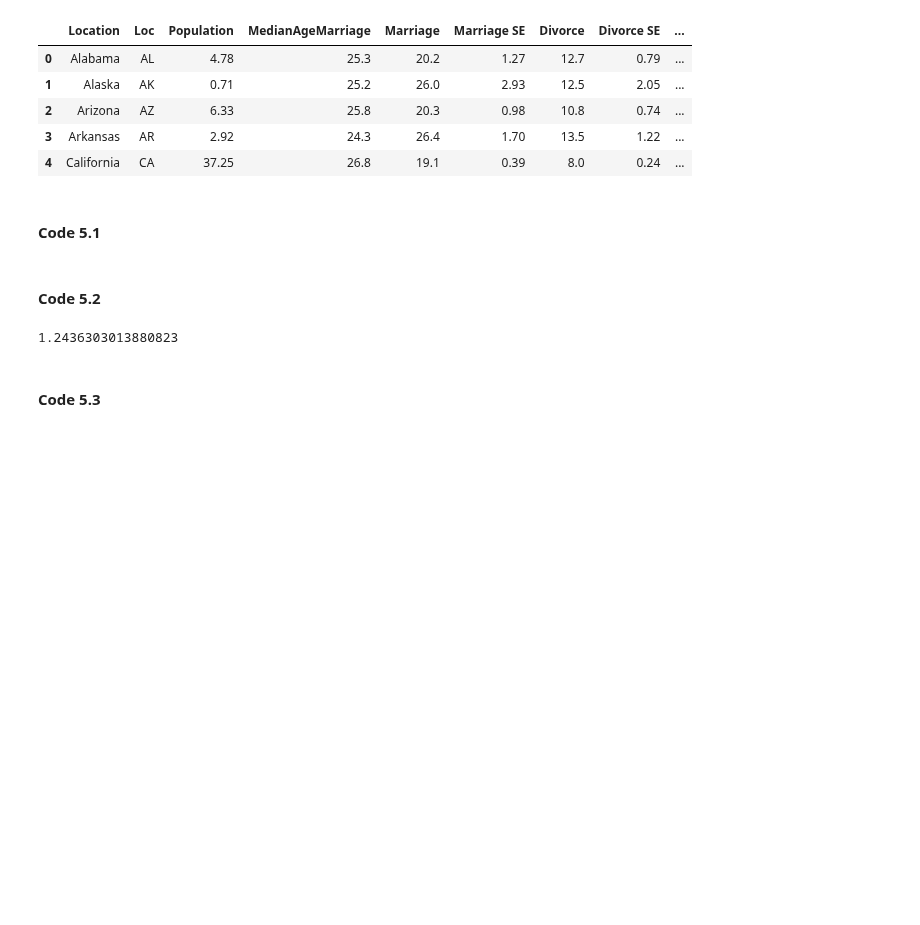
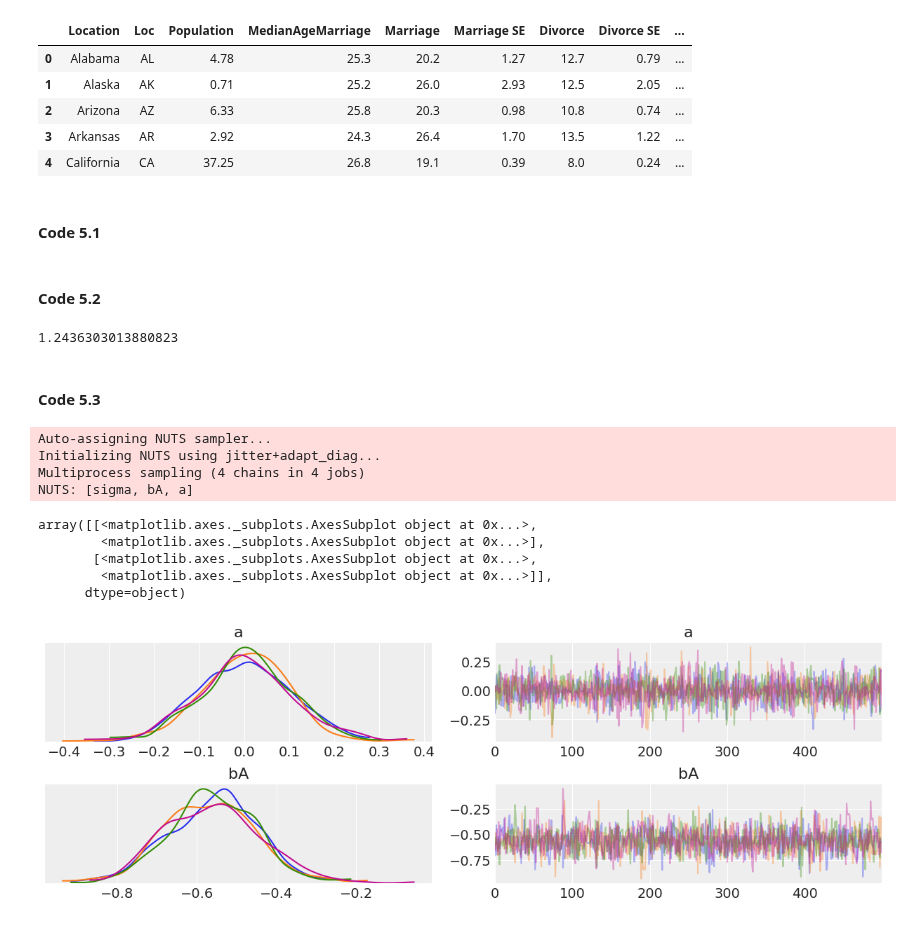
Before and after one commit to pymc-devs/pymc-resources, a Jupyter notebook: Rethinking_2/Chp_05.ipynb, the cells around one changed output. Drawn from its saved outputs; the diff is of its cells as text; code cells hidden in the pictures; blank space fills up the shorter version.

```diff
--- a/Rethinking_2/Chp_05.ipynb
+++ b/Rethinking_2/Chp_05.ipynb
@@ -45,10 +51,26 @@ data["MedianAgeMarriage"].std()
 # %% [markdown]
 #### Code 5.3
 # %%
-with pm.Model() as 5_1:
+with pm.Model() as divorce_model_age:
     a = pm.Normal("a", 0, .2)
     bA = pm.Normal("bA", 0, .5)
-    sigma = pm.Exponential("sigma", "b")
-    mu = pm.Deterministic("mu", a+bA)
+    sigma = pm.Exponential("sigma", 1)
+    mu = pm.Deterministic("mu", a+bA*data["MedianAgeMarriage_std"])
 
-    divorce =
+    divorce_rate_std = pm.Normal("divorce_rate_std", mu=mu, sd=sigma, observed = data["Divorce_std"].values)
+    prior_samples = pm.sample_prior_predictive()
+    trace_divorce_age = pm.sample()
+# %% [output]
+Auto-assigning NUTS sampler...
+Initializing NUTS using jitter+adapt_diag...
+Multiprocess sampling (4 chains in 4 jobs)
+NUTS: [sigma, bA, a]
+# %%
+az.plot_trace(trace_divorce_age, var_names = ["a", "bA"])
+# %% [output]
+array([[<matplotlib.axes._subplots.AxesSubplot object at 0x...>,
+        <matplotlib.axes._subplots.AxesSubplot object at 0x...>],
+       [<matplotlib.axes._subplots.AxesSubplot object at 0x...>,
+        <matplotlib.axes._subplots.AxesSubplot object at 0x...>]],
+      dtype=object)
+[figure, added]
```
Also changed, not shown: parts of 13 cells of this notebook.
